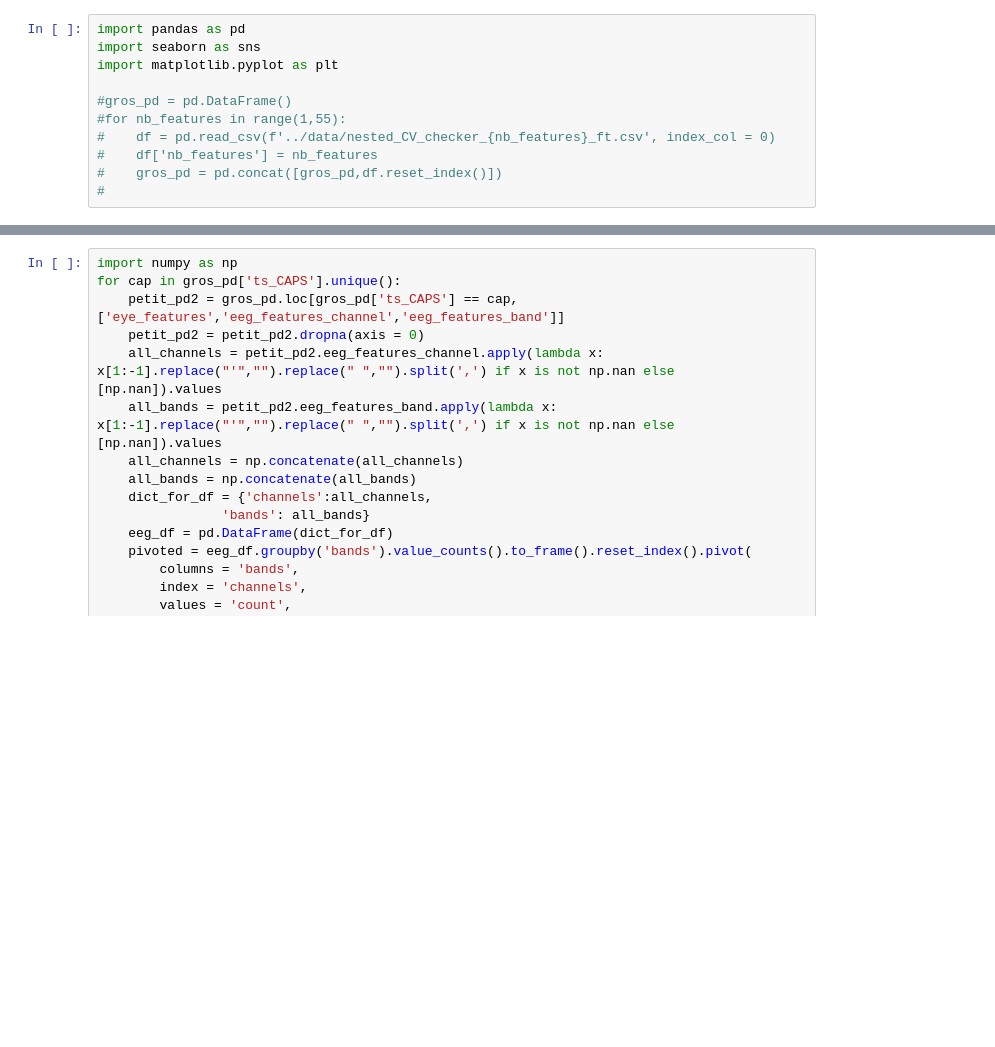
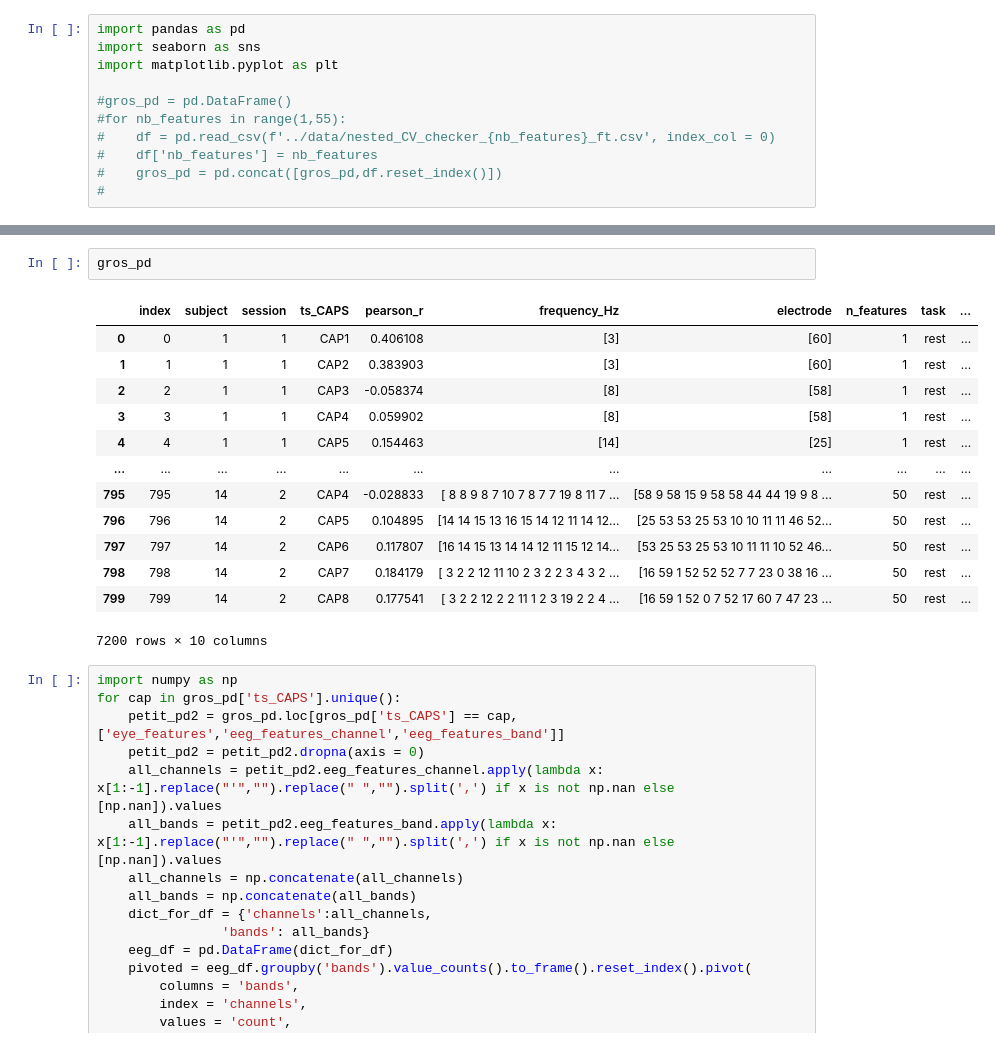
Before and after one commit to Sam54000/eeg_brain_state_prediction, a Jupyter notebook: labs/plotting_screening_nb_features.ipynb, the cells around one changed output, grey strips where cells are left out. Cells and saved outputs as stored; diff of their text form; blank space fills up the shorter version.

```diff
--- a/labs/plotting_screening_nb_features.ipynb
+++ b/labs/plotting_screening_nb_features.ipynb
@@ -45,3 +70,19 @@ caps
+# %%
+gros_pd
+# %% [output]
+|  | index | subject | session | ts_CAPS | pearson_r | frequency_Hz | electrode | n_features | task | ... |
+| 0 | 0 | 1 | 1 | CAP1 | 0.406108 | [3] | [60] | 1 | rest | ... |
+| 1 | 1 | 1 | 1 | CAP2 | 0.383903 | [3] | [60] | 1 | rest | ... |
+| 2 | 2 | 1 | 1 | CAP3 | -0.058374 | [8] | [58] | 1 | rest | ... |
+| 3 | 3 | 1 | 1 | CAP4 | 0.059902 | [8] | [58] | 1 | rest | ... |
+| 4 | 4 | 1 | 1 | CAP5 | 0.154463 | [14] | [25] | 1 | rest | ... |
+| ... | ... | ... | ... | ... | ... | ... | ... | ... | ... | ... |
+| 795 | 795 | 14 | 2 | CAP4 | -0.028833 | [ 8 8 9 8 7 10 7 8 7 7 19 8 11 7 ... | [58 9 58 15 9 58 58 44 44 19 9 8 ... | 50 | rest | ... |
+| 796 | 796 | 14 | 2 | CAP5 | 0.104895 | [14 14 15 13 16 15 14 12 11 14 12... | [25 53 53 25 53 10 10 11 11 46 52... | 50 | rest | ... |
+| 797 | 797 | 14 | 2 | CAP6 | 0.117807 | [16 14 15 13 14 14 12 11 15 12 14... | [53 25 53 25 53 10 11 11 10 52 46... | 50 | rest | ... |
+| 798 | 798 | 14 | 2 | CAP7 | 0.184179 | [ 3 2 2 12 11 10 2 3 2 2 3 4 3 2 ... | [16 59 1 52 52 52 7 7 23 0 38 16 ... | 50 | rest | ... |
+| 799 | 799 | 14 | 2 | CAP8 | 0.177541 | [ 3 2 2 12 2 2 11 1 2 3 19 2 2 4 ... | [16 59 1 52 0 7 52 17 60 7 47 23 ... | 50 | rest | ... |
+7200 rows × 10 columns
 # %%
 import numpy as np
 for cap in gros_pd['ts_CAPS'].unique():
```
Also changed, not shown: parts of 3 cells of this notebook, 51 other files.
